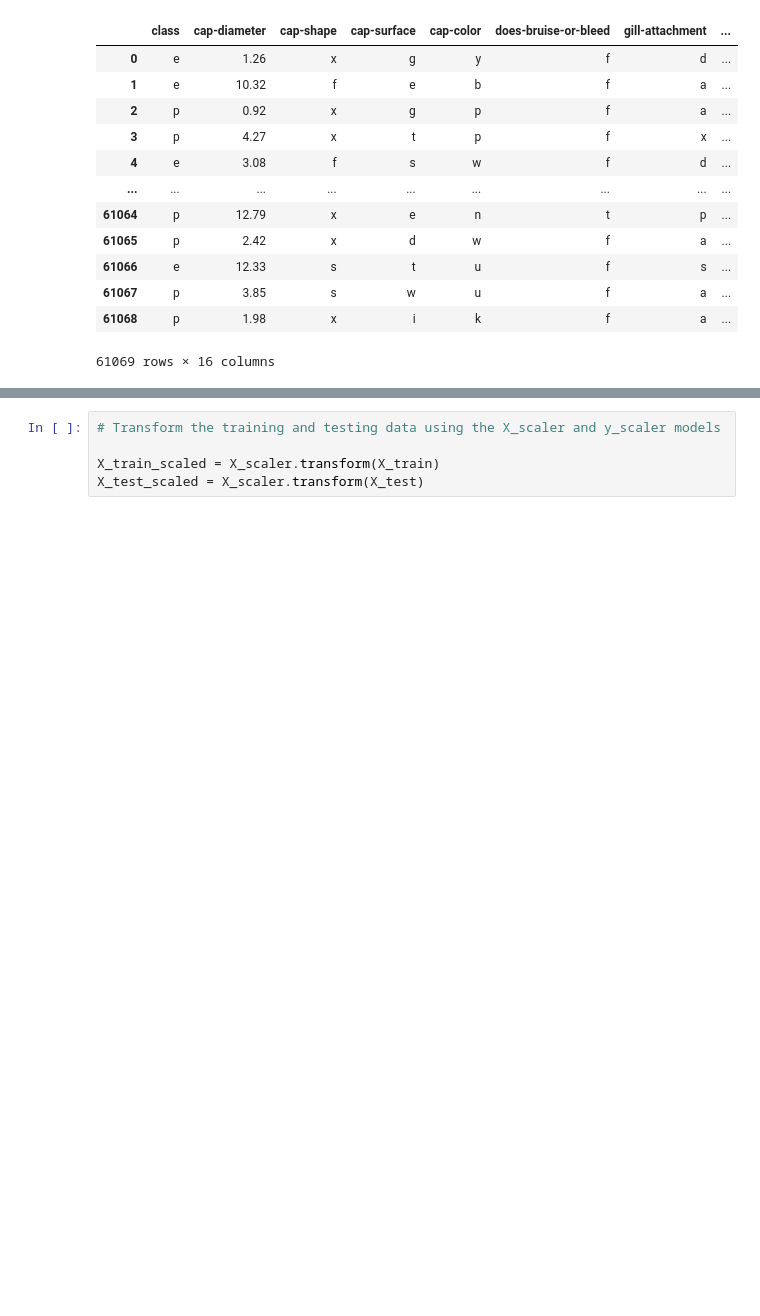
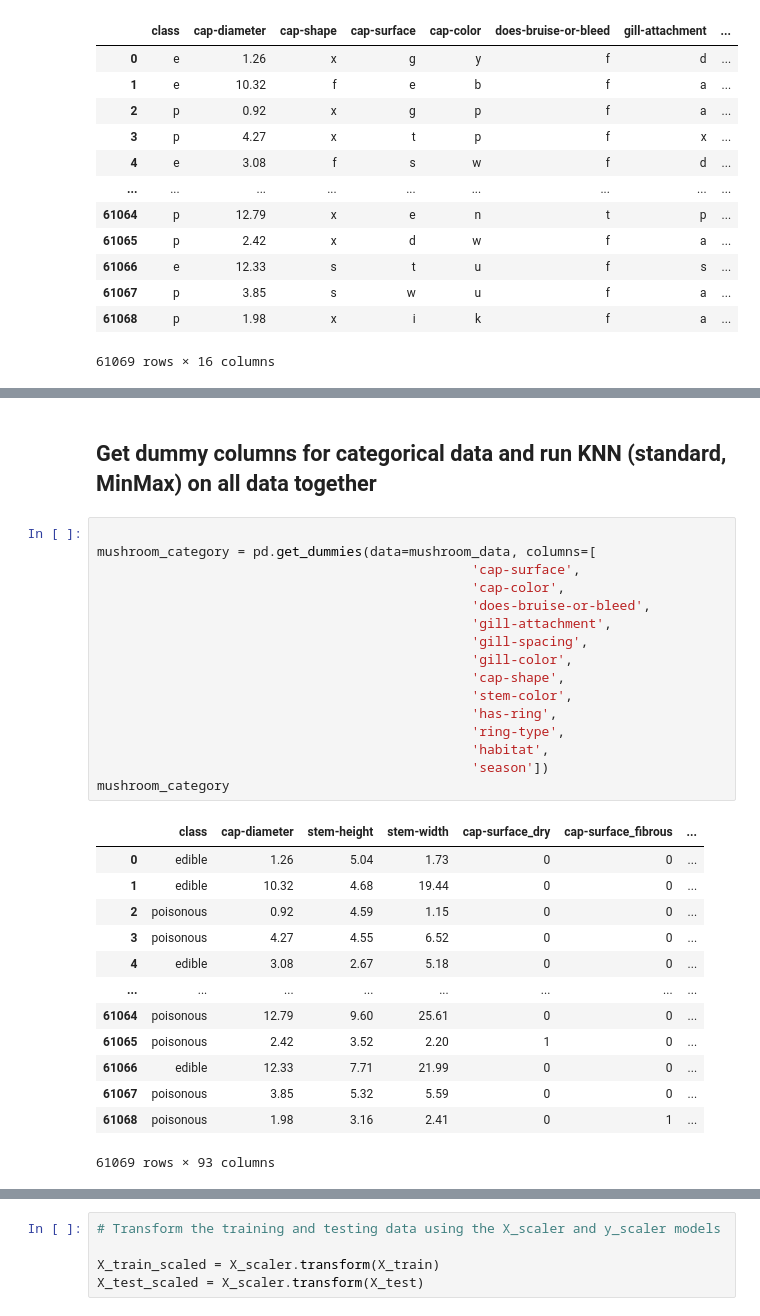
Before and after one commit to lauragabrielson/Mushroom_Classifier, a Jupyter notebook: Melissa's Notebook.ipynb, the cells around one changed output, grey strips where cells are left out. Cells and saved outputs as stored; diff of their text form; blank space fills up the shorter version.

```diff
--- a/Melissa's Notebook.ipynb
+++ b/Melissa's Notebook.ipynb
@@ -45,0 +197,32 @@ X.head()
+# %% [markdown]
+## Get dummy columns for categorical data and run KNN (standard, MinMax) on all data together
+# %%
+
+mushroom_category = pd.get_dummies(data=mushroom_data, columns=[
+                                                'cap-surface',
+                                                'cap-color',
+                                                'does-bruise-or-bleed',
+                                                'gill-attachment',
+                                                'gill-spacing',
+                                                'gill-color',
+                                                'cap-shape',
+                                                'stem-color',
+                                                'has-ring',
+                                                'ring-type',
+                                                'habitat',
+                                                'season'])
+mushroom_category
+# %% [output]
+|  | class | cap-diameter | stem-height | stem-width | cap-surface_dry | cap-surface_fibrous | ... |
+| 0 | edible | 1.26 | 5.04 | 1.73 | 0 | 0 | ... |
+| 1 | edible | 10.32 | 4.68 | 19.44 | 0 | 0 | ... |
+| 2 | poisonous | 0.92 | 4.59 | 1.15 | 0 | 0 | ... |
+| 3 | poisonous | 4.27 | 4.55 | 6.52 | 0 | 0 | ... |
+| 4 | edible | 3.08 | 2.67 | 5.18 | 0 | 0 | ... |
+| ... | ... | ... | ... | ... | ... | ... | ... |
+| 61064 | poisonous | 12.79 | 9.60 | 25.61 | 0 | 0 | ... |
+| 61065 | poisonous | 2.42 | 3.52 | 2.20 | 1 | 0 | ... |
+| 61066 | edible | 12.33 | 7.71 | 21.99 | 0 | 0 | ... |
+| 61067 | poisonous | 3.85 | 5.32 | 5.59 | 0 | 0 | ... |
+| 61068 | poisonous | 1.98 | 3.16 | 2.41 | 0 | 1 | ... |
+61069 rows × 93 columns
```
Also changed, not shown: parts of 18 cells of this notebook.
